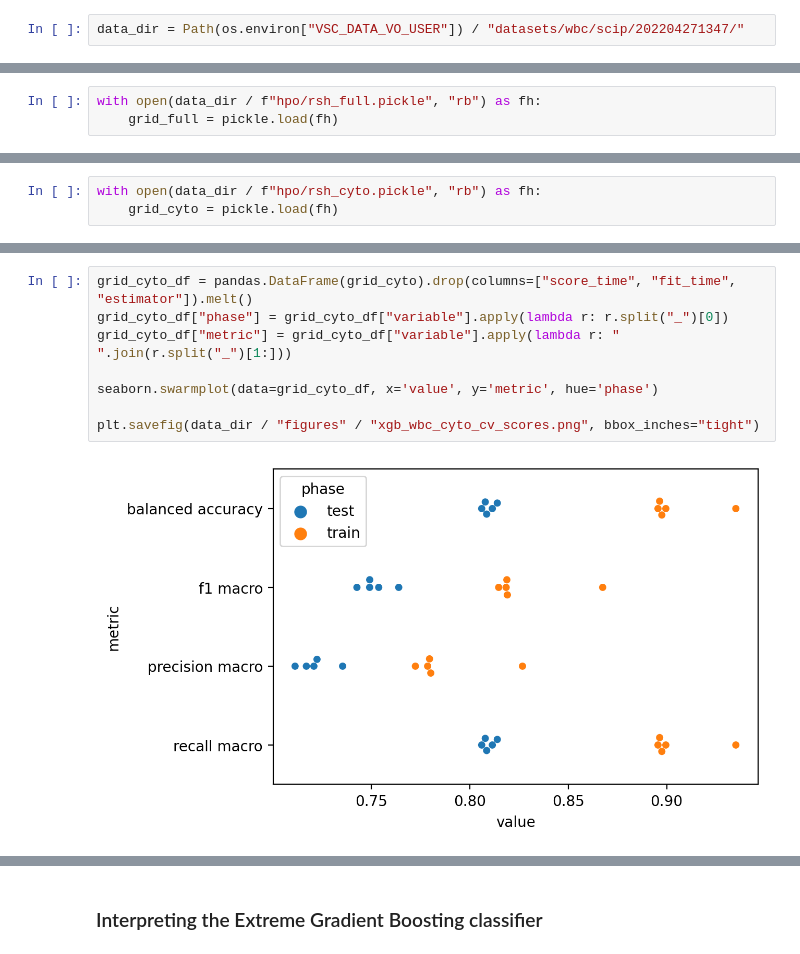
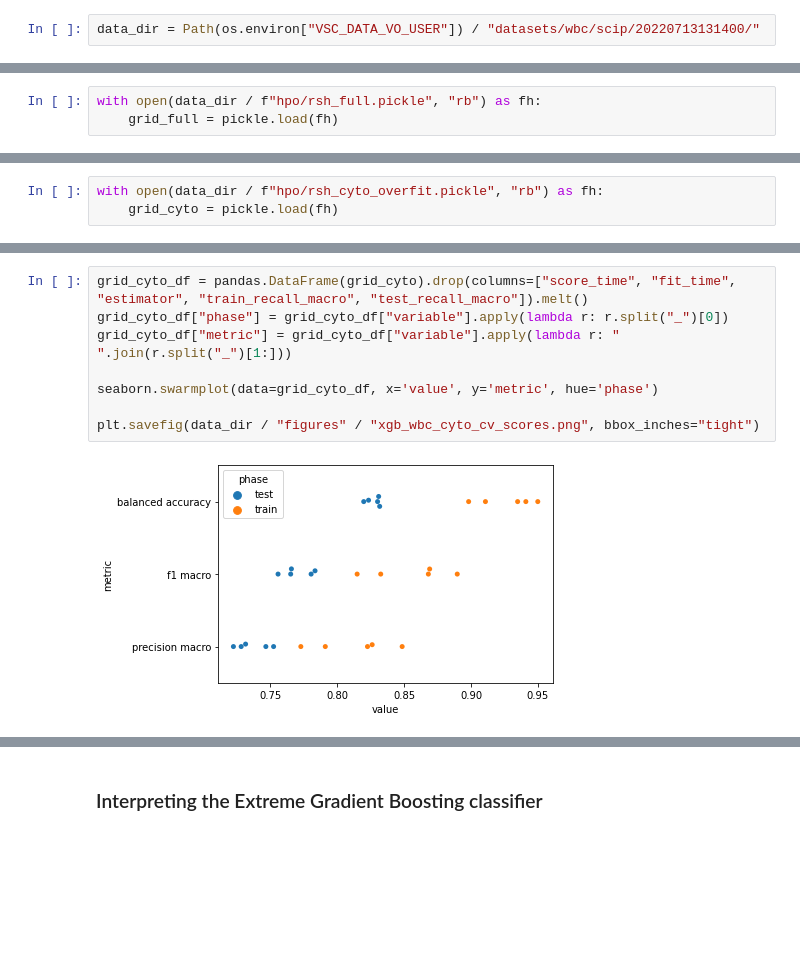
Before and after one commit to harel-coffee/SCIP-use-case-workflows-auto, a Jupyter notebook: notebooks/Stain-free Leukocyte Prediction.ipynb, the cells around one changed output, grey strips where cells are left out. Saved outputs shown, nothing was run; the diff lists cells and outputs as text; blank space fills up the shorter version.

```diff
--- a/notebooks/Stain-free Leukocyte Prediction.ipynb
+++ b/notebooks/Stain-free Leukocyte Prediction.ipynb
@@ -57,5 +57,5 @@ data_dir = Path(os.environ["HOME"]) / "scratch/data/vsc/datasets/wbc/scip/202204
 # %%
-data_dir = Path(os.environ["VSC_DATA_VO_USER"]) / "datasets/wbc/scip/202204271347/"
+data_dir = Path(os.environ["VSC_DATA_VO_USER"]) / "datasets/wbc/scip/20220713131400/"
 # %%
 df_scip = pq.read_table(data_dir / "features.parquet").to_pandas()
 
@@ -235,5 +236,5 @@ Metric & Phase &  \\
 # %%
-with open(data_dir / f"hpo/rsh_cyto.pickle", "rb") as fh:
+with open(data_dir / f"hpo/rsh_cyto_overfit.pickle", "rb") as fh:
     grid_cyto = pickle.load(fh)
 # %%
 grid_cyto["test_balanced_accuracy"].mean(), scipy.stats.sem(grid_cyto["test_balanced_accuracy"])
@@ -270,13 +271,13 @@ plt.savefig(data_dir / "figures" / "xgb_wbc_cyto_cv_confmat.png", bbox_inches="t
 # %%
-grid_cyto_df = pandas.DataFrame(grid_cyto).drop(columns=["score_time", "fit_time", "estimator"]).melt()
+grid_cyto_df = pandas.DataFrame(grid_cyto).drop(columns=["score_time", "fit_time", "estimator", "train_recall_macro", "test_recall_macro"]).melt()
 grid_cyto_df["phase"] = grid_cyto_df["variable"].apply(lambda r: r.split("_")[0])
 grid_cyto_df["metric"] = grid_cyto_df["variable"].apply(lambda r: " ".join(r.split("_")[1:]))
 
 seaborn.swarmplot(data=grid_cyto_df, x='value', y='metric', hue='phase')
 
 plt.savefig(data_dir / "figures" / "xgb_wbc_cyto_cv_scores.png", bbox_inches="tight")
 # %% [output]
-[figure, old version]
+[figure, new version]
 # %%
 scores_df = grid_cyto_df.groupby(["metric", "phase"])["value"].agg(['mean', scipy.stats.sem])
 scores_df.index.names = ["Metric", "Phase"]
```
Also changed, not shown: parts of 18 cells of this notebook, 2 other files.
